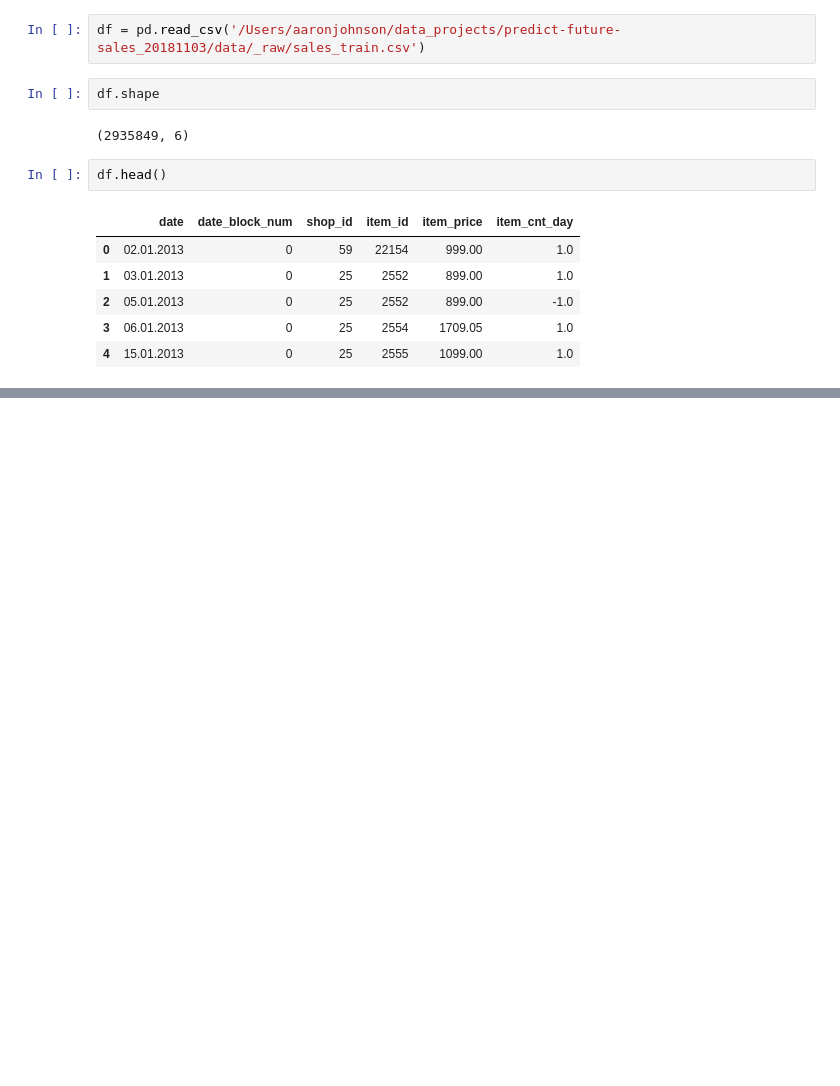
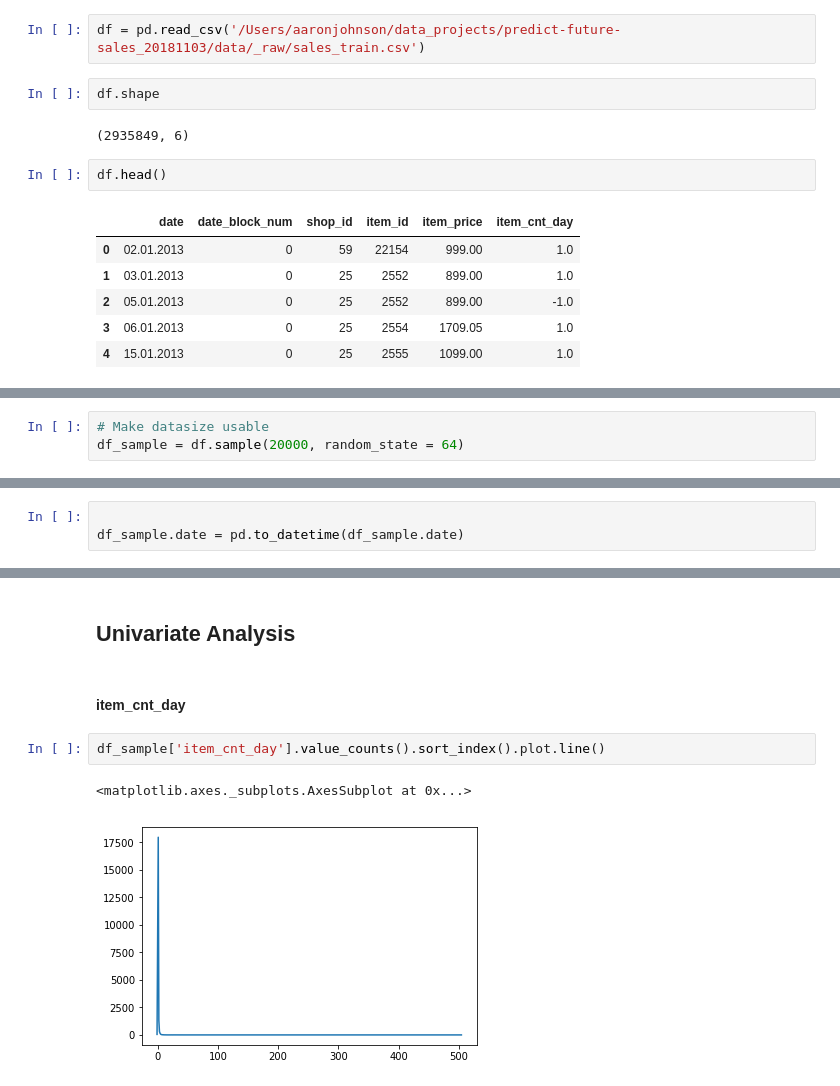
Before and after one commit to aaronbjohnson/predict-future-sales, a Jupyter notebook: notebooks/1.0_abj_initial-data-exploration.ipynb, the cells around one changed output, grey strips where cells are left out. Saved outputs shown, nothing was run; the diff lists cells and outputs as text; blank space fills up the shorter version.

Commit message:
Add quick univariate analysis to 1.0 notebook

```diff
--- a/notebooks/1.0_abj_initial-data-exploration.ipynb
+++ b/notebooks/1.0_abj_initial-data-exploration.ipynb
@@ -30,3 +31,6 @@ Importing the data variable description from [kaggle](https://www.kaggle.com/c/c
 * **item_name** - name of item
 * **shop_name** - name of shop
 * **item_category_name** - name of item category
+# %%
+# Make datasize usable
+df_sample = df.sample(20000, random_state = 64)
@@ -32,0 +53,3 @@ Importing the data variable description from [kaggle](https://www.kaggle.com/c/c
+# %%
+
+df_sample.date = pd.to_datetime(df_sample.date)
@@ -32,0 +70,9 @@ Importing the data variable description from [kaggle](https://www.kaggle.com/c/c
+# %% [markdown]
+## Univariate Analysis
+# %% [markdown]
+#### item_cnt_day
+# %%
+df_sample['item_cnt_day'].value_counts().sort_index().plot.line()
+# %% [output]
+<matplotlib.axes._subplots.AxesSubplot at 0x...>
+[figure, added]
```
Also changed, not shown: parts of 8 cells of this notebook, 1 other file.
